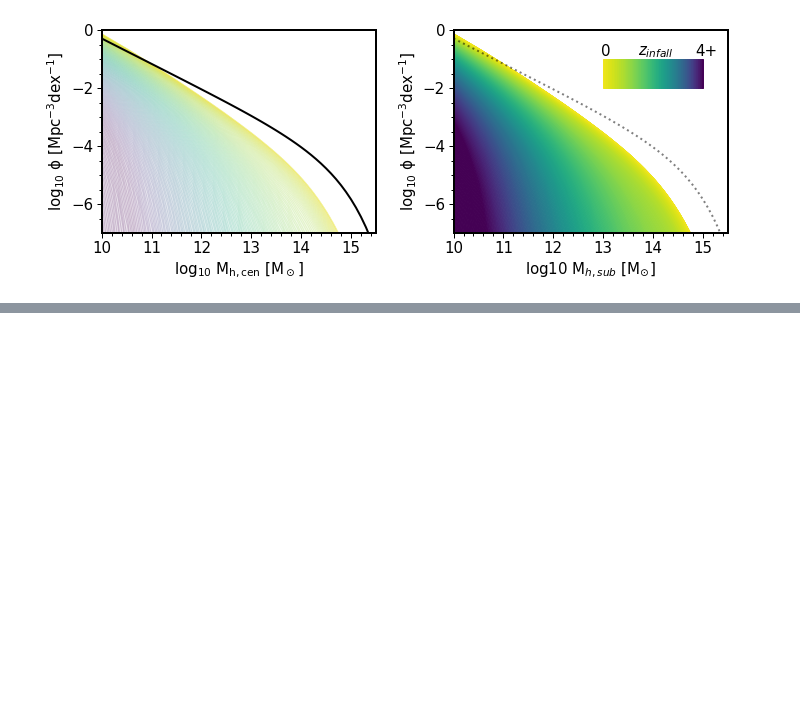
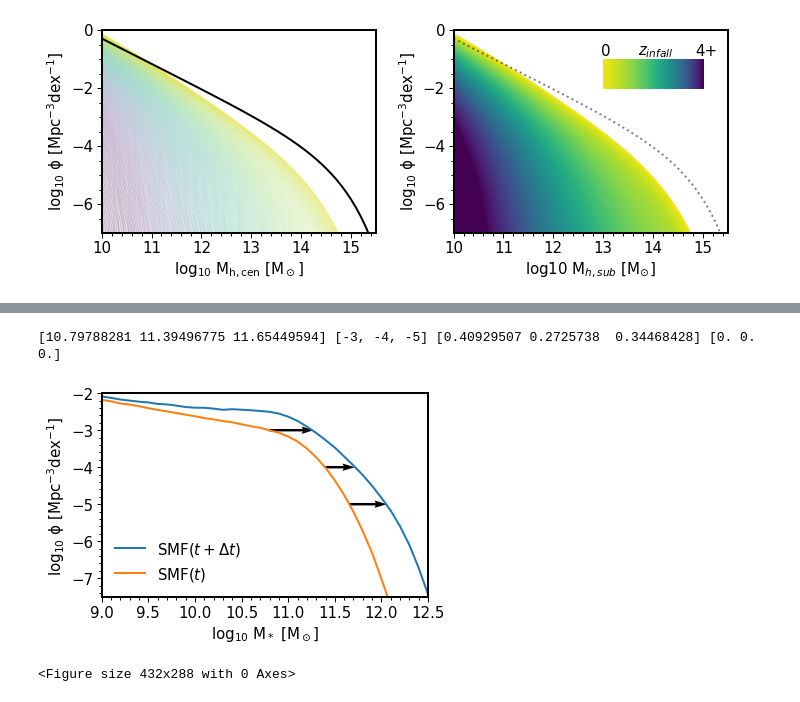
Before and after one commit to PipGrylls/STEEL, a Jupyter notebook: Notebooks/Plots/Thesis.ipynb, the cells around one changed output, grey strips where cells are left out. Drawn from its saved outputs; the diff is of its cells as text; code cells hidden in the pictures; blank space fills up the shorter version.

```diff
--- a/Notebooks/Plots/Thesis.ipynb
+++ b/Notebooks/Plots/Thesis.ipynb
@@ -202,0 +291,44 @@ yellowgreen #9ACD32
+# %%
+hm_min_max=[10, 15]
+sm_min_max=[9, 13]
+bin_widths=0.1
+halo_masses=np.arange(hm_min_max[0], hm_min_max[1], bin_widths)
+stellar_masses=np.arange(sm_min_max[0], sm_min_max[1], bin_widths)
+hmf=np.log10(HMF_fun(halo_masses, 0.1))
+
+#Create SMF at low and high redshift
+AbnMtch['G19_SE'] = True
+smhm=F.DarkMatterToStellarMass(halo_masses, 0.1, Paramaters, ScatterOn = False)
+smf_dt=F.DM_to_SM(stellar_masses+0.05, np.log10(HMF_fun(halo_masses, 0.1)), halo_masses, bin_widths,bin_widths, Paramaters, Redshift = 0.1, N = 10000)[1]
+smf_t=F.DM_to_SM(stellar_masses+0.05, np.log10(HMF_fun(halo_masses, 2)), halo_masses, bin_widths,bin_widths, Paramaters, Redshift = 1, N = 10000)[1]
+AbnMtch['G19_SE'] = False
+
+#create interpolations that accept number density and return mass
+smf_t_interp=interpolate.interp1d(smf_t,  stellar_masses)
+smf_dt_interp=interpolate.interp1d(smf_dt,  stellar_masses)
+
+#create arrays for plotting arrows
+num_d=[-3,-4,-5]
+sm_t=smf_t_interp(num_d)
+sm_dt=smf_dt_interp(num_d)
+d_sm = sm_dt - sm_t - 0.05
+
+print(sm_t, num_d, d_sm, np.zeros(np.size(num_d)))
+plt.quiver(sm_t, num_d, d_sm, np.zeros(np.size(num_d)), scale = np.size(num_d))
+
+
+plt.plot(stellar_masses, smf_dt, label = r"SMF($t+\Delta t$)")
+plt.plot(stellar_masses, smf_t, label = "SMF($t$)")
+plt.xlim(9, 12.5)
+plt.ylim(-7.5, -2)
+plt.xlabel("$\mathrm{log_{10}}$ $\mathrm{M_*}$ $\mathrm{[M_\odot]}$")
+plt.ylabel("$\mathrm{log_{10}}$ $\mathrm{\phi}$ $\mathrm{[Mpc^{-3}dex^{-1}]}$")
+plt.legend(frameon = False)
+plt.tight_layout()
+plt.savefig(AbsPath+"/Figures/Thesis/Method/ContinuityEqn.png")
+plt.show()
+plt.clf()
+# %% [output]
+[10.79788281 11.39496775 11.65449594] [-3, -4, -5] [0.40929507 0.2725738  0.34468428] [0. 0. 0.]
+[figure, added]
+<Figure size 432x288 with 0 Axes>
```
Also changed, not shown: parts of 14 cells of this notebook, 9 other files.
